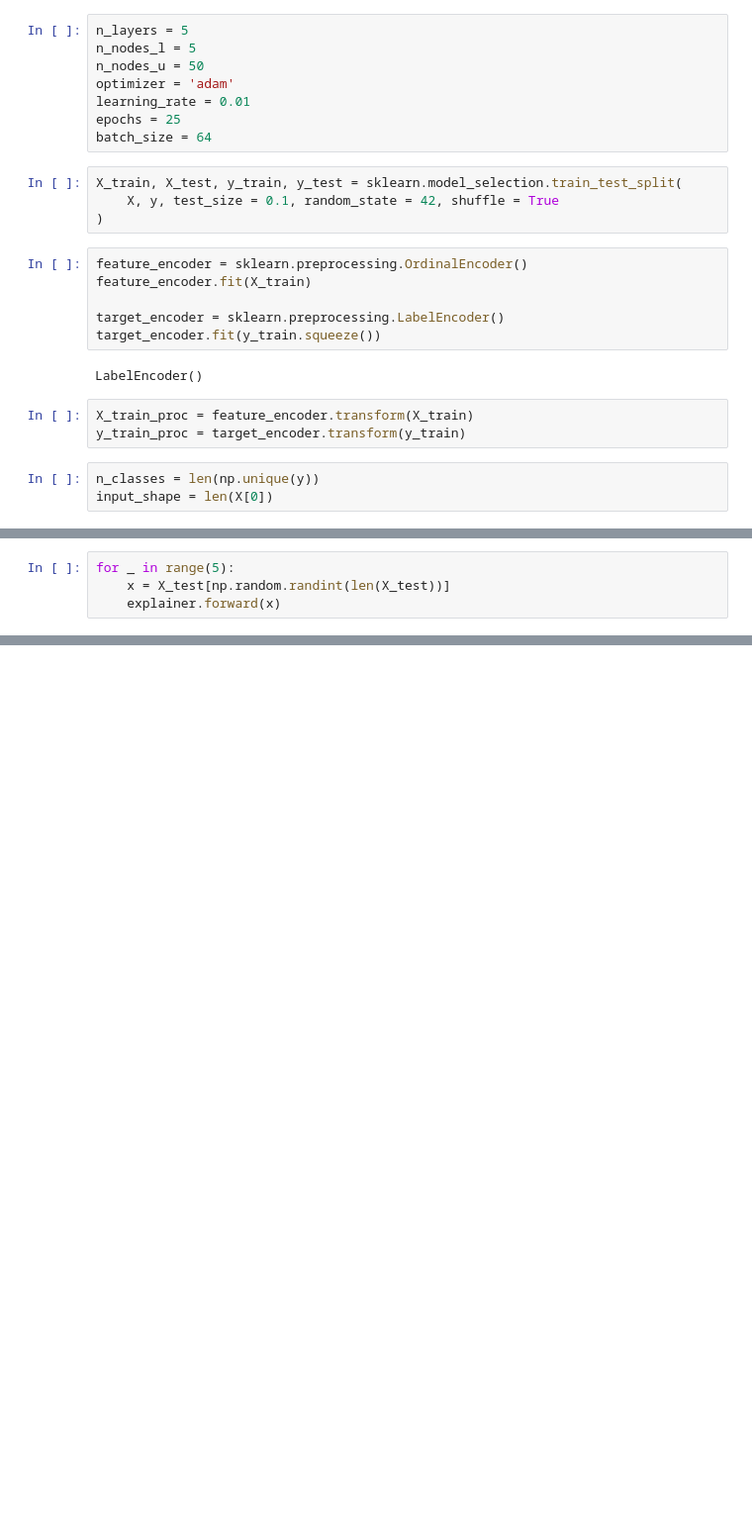
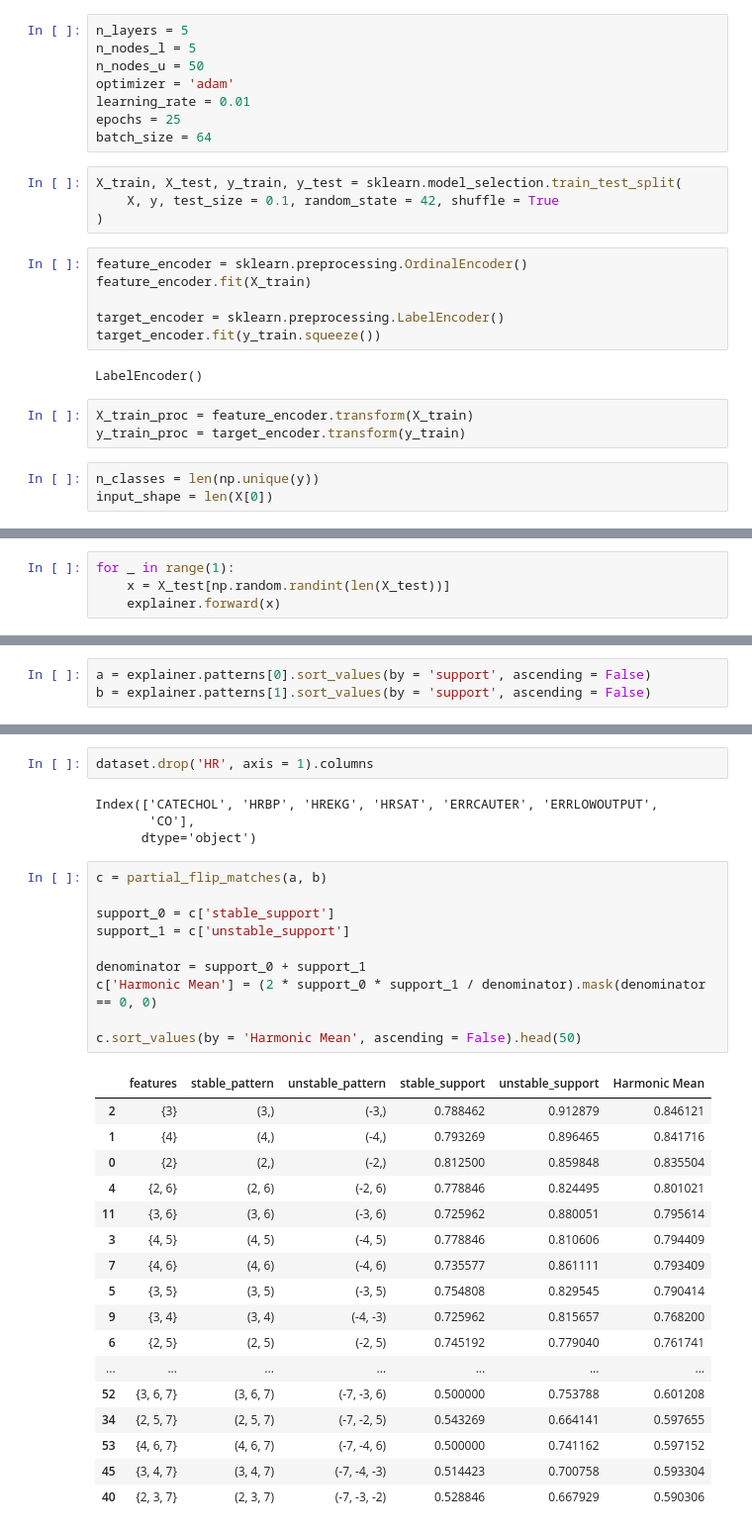
Before and after one commit to TumeloMkwambe/Honours-RP, a Jupyter notebook: main.ipynb, the cells around one changed output, grey strips where cells are left out. Shown at 99% size. Drawn from its saved outputs; the diff is of its cells as text; blank space fills up the shorter version.

```diff
--- a/main.ipynb
+++ b/main.ipynb
@@ -274,5 +301,5 @@ explainer = Explainer(
 )
 # %%
-for _ in range(5):
+for _ in range(1):
     x = X_test[np.random.randint(len(X_test))]
     explainer.forward(x)
@@ -294,0 +320,3 @@ doors
+# %%
+a = explainer.patterns[0].sort_values(by = 'support', ascending = False)
+b = explainer.patterns[1].sort_values(by = 'support', ascending = False)
@@ -294,0 +359,34 @@ doors
+# %%
+dataset.drop('HR', axis = 1).columns
+# %% [output]
+Index(['CATECHOL', 'HRBP', 'HREKG', 'HRSAT', 'ERRCAUTER', 'ERRLOWOUTPUT',
+       'CO'],
+      dtype='object')
+# %%
+c = partial_flip_matches(a, b)
+
+support_0 = c['stable_support']
+support_1 = c['unstable_support']
+
+denominator = support_0 + support_1
+c['Harmonic Mean'] = (2 * support_0 * support_1 / denominator).mask(denominator == 0, 0)
+
+c.sort_values(by = 'Harmonic Mean', ascending = False).head(50)
+# %% [output]
+|  | features | stable_pattern | unstable_pattern | stable_support | unstable_support | Harmonic Mean |
+| 2 | {3} | (3,) | (-3,) | 0.788462 | 0.912879 | 0.846121 |
+| 1 | {4} | (4,) | (-4,) | 0.793269 | 0.896465 | 0.841716 |
+| 0 | {2} | (2,) | (-2,) | 0.812500 | 0.859848 | 0.835504 |
+| 4 | {2, 6} | (2, 6) | (-2, 6) | 0.778846 | 0.824495 | 0.801021 |
+| 11 | {3, 6} | (3, 6) | (-3, 6) | 0.725962 | 0.880051 | 0.795614 |
+| 3 | {4, 5} | (4, 5) | (-4, 5) | 0.778846 | 0.810606 | 0.794409 |
+| 7 | {4, 6} | (4, 6) | (-4, 6) | 0.735577 | 0.861111 | 0.793409 |
+| 5 | {3, 5} | (3, 5) | (-3, 5) | 0.754808 | 0.829545 | 0.790414 |
+| 9 | {3, 4} | (3, 4) | (-4, -3) | 0.725962 | 0.815657 | 0.768200 |
+| 6 | {2, 5} | (2, 5) | (-2, 5) | 0.745192 | 0.779040 | 0.761741 |
+| ... | ... | ... | ... | ... | ... | ... |
+| 52 | {3, 6, 7} | (3, 6, 7) | (-7, -3, 6) | 0.500000 | 0.753788 | 0.601208 |
+| 34 | {2, 5, 7} | (2, 5, 7) | (-7, -2, 5) | 0.543269 | 0.664141 | 0.597655 |
+| 53 | {4, 6, 7} | (4, 6, 7) | (-7, -4, 6) | 0.500000 | 0.741162 | 0.597152 |
+| 45 | {3, 4, 7} | (3, 4, 7) | (-7, -4, -3) | 0.514423 | 0.700758 | 0.593304 |
+| 40 | {2, 3, 7} | (2, 3, 7) | (-7, -3, -2) | 0.528846 | 0.667929 | 0.590306 |
```
Also changed, not shown: parts of 13 cells of this notebook.
